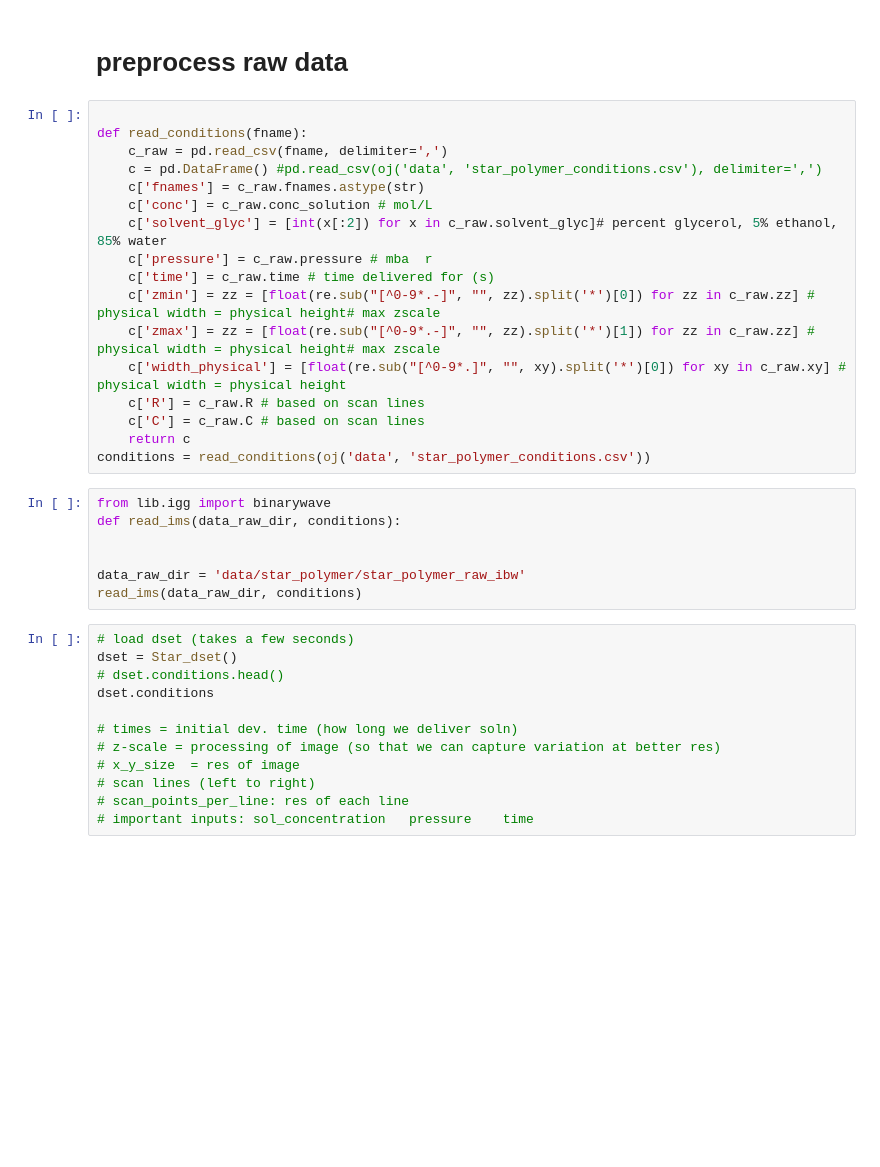
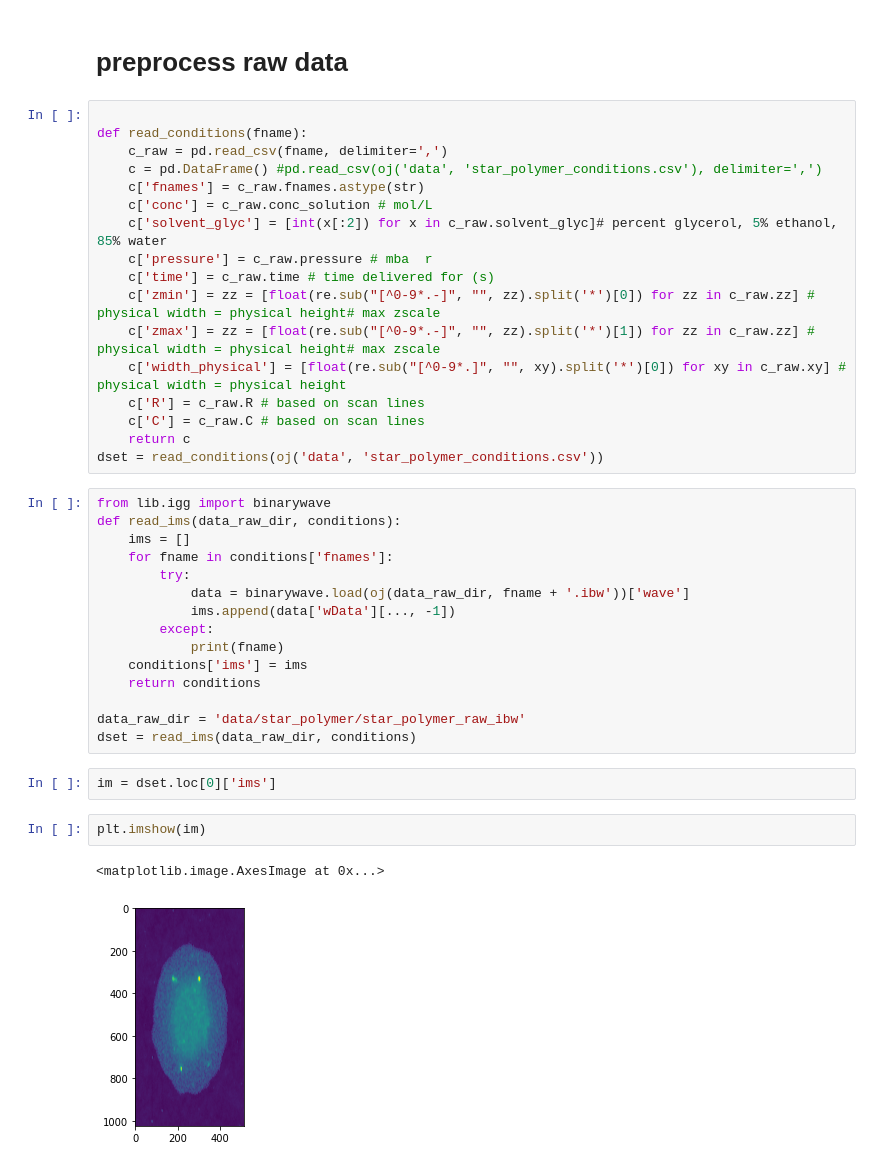
Before and after one commit to ABnano/nano-descriptions, a Jupyter notebook: star_eda.ipynb, the cells around one changed output. Saved outputs shown, nothing was run; the diff lists cells and outputs as text; blank space fills up the shorter version.

Commit message:
load images

```diff
--- a/star_eda.ipynb
+++ b/star_eda.ipynb
@@ -38,23 +38,26 @@ def read_conditions(fname):
     c['R'] = c_raw.R # based on scan lines
     c['C'] = c_raw.C # based on scan lines
     return c
-conditions = read_conditions(oj('data', 'star_polymer_conditions.csv'))
+dset = read_conditions(oj('data', 'star_polymer_conditions.csv'))
 # %%
 from lib.igg import binarywave
 def read_ims(data_raw_dir, conditions):
-
+    ims = []
+    for fname in conditions['fnames']:
+        try:
+            data = binarywave.load(oj(data_raw_dir, fname + '.ibw'))['wave']
+            ims.append(data['wData'][..., -1])
+        except:
+            print(fname)
+    conditions['ims'] = ims
+    return conditions
 
 data_raw_dir = 'data/star_polymer/star_polymer_raw_ibw'
-read_ims(data_raw_dir, conditions)
+dset = read_ims(data_raw_dir, conditions)
-# %%
-# load dset (takes a few seconds)
-dset = Star_dset()
-# dset.conditions.head()
-dset.conditions
-
-# times = initial dev. time (how long we deliver soln)
-# z-scale = processing of image (so that we can capture variation at better res)
-# x_y_size  = res of image
-# scan lines (left to right)
-# scan_points_per_line: res of each line
-# important inputs: sol_concentration	pressure	time
+# %%
+im = dset.loc[0]['ims']
+# %%
+plt.imshow(im)
+# %% [output]
+<matplotlib.image.AxesImage at 0x...>
+[figure, added]
```
Also changed, not shown: 1 other file.
